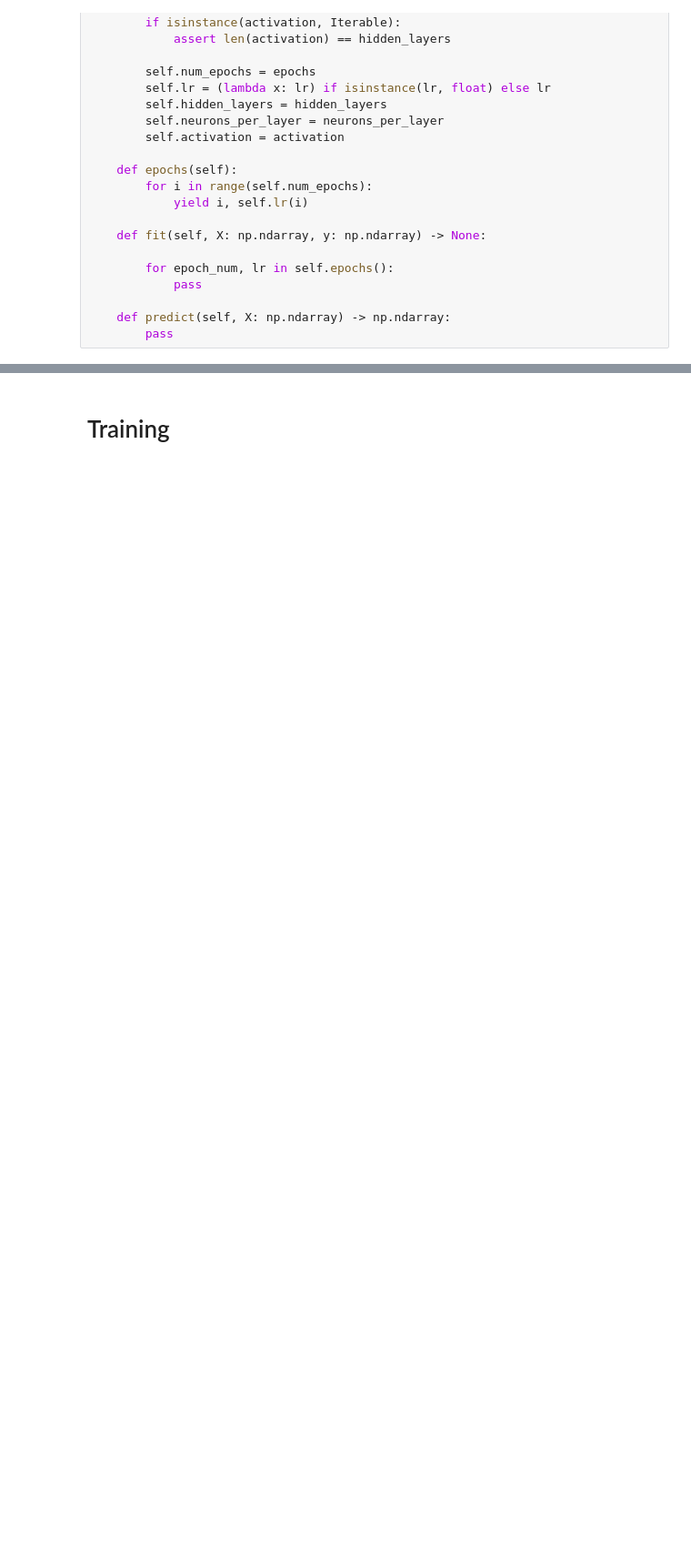
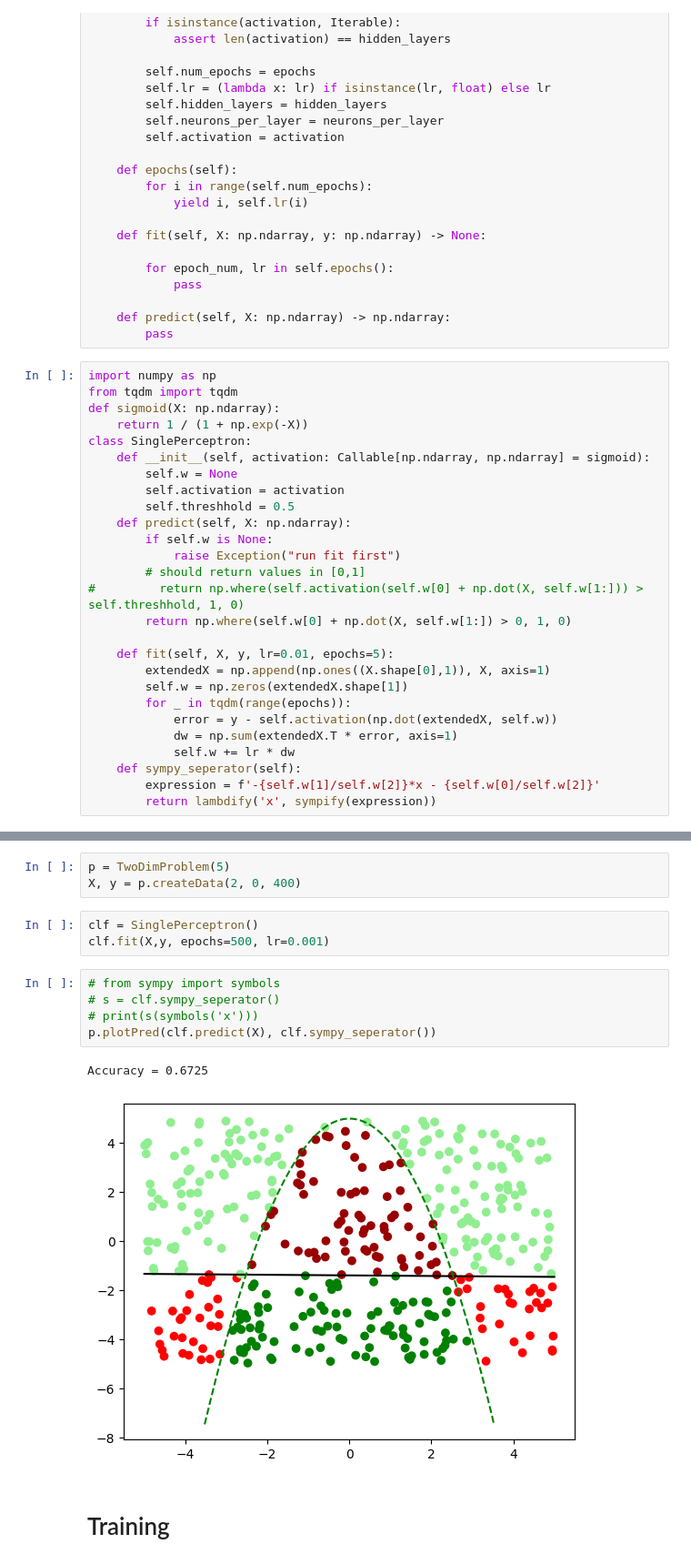
Before and after one commit to wumphlett/ML-Project, a Jupyter notebook: project.ipynb, the cells around one changed output, grey strips where cells are left out. Shown at 91% size. Drawn from its saved outputs; the diff is of its cells as text; blank space fills up the shorter version.

Commit message:
single perceptron stuff

```diff
--- a/project.ipynb
+++ b/project.ipynb
@@ -90,3 +75,30 @@ class MultiLayerPerceptron:
 
     def predict(self, X: np.ndarray) -> np.ndarray:
         pass
+# %%
+import numpy as np
+from tqdm import tqdm
+def sigmoid(X: np.ndarray):
+    return 1 / (1 + np.exp(-X))
+class SinglePerceptron:
+    def __init__(self, activation: Callable[np.ndarray, np.ndarray] = sigmoid):
+        self.w = None
+        self.activation = activation
+        self.threshhold = 0.5
+    def predict(self, X: np.ndarray):
+        if self.w is None:
+            raise Exception("run fit first")
+        # should return values in [0,1]
+#         return np.where(self.activation(self.w[0] + np.dot(X, self.w[1:])) > self.threshhold, 1, 0)
+        return np.where(self.w[0] + np.dot(X, self.w[1:]) > 0, 1, 0)
+
+    def fit(self, X, y, lr=0.01, epochs=5):
+        extendedX = np.append(np.ones((X.shape[0],1)), X, axis=1)
+        self.w = np.zeros(extendedX.shape[1])
+        for _ in tqdm(range(epochs)):
+            error = y - self.activation(np.dot(extendedX, self.w))
+            dw = np.sum(extendedX.T * error, axis=1)
+            self.w += lr * dw
+    def sympy_seperator(self):
+        expression = f'-{self.w[1]/self.w[2]}*x - {self.w[0]/self.w[2]}'
+        return lambdify('x', sympify(expression))
@@ -93,3 +178,17 @@ class MultiLayerPerceptron:
+# %%
+p = TwoDimProblem(5)
+X, y = p.createData(2, 0, 400)
+# %%
+clf = SinglePerceptron()
+clf.fit(X,y, epochs=500, lr=0.001)
+# %%
+# from sympy import symbols
+# s = clf.sympy_seperator()
+# print(s(symbols('x')))
+p.plotPred(clf.predict(X), clf.sympy_seperator())
+# %% [output]
+Accuracy = 0.6725
+[figure, added]
 # %% [markdown]
 # Training
 # %%
```
Also changed, not shown: parts of 5 cells of this notebook.
